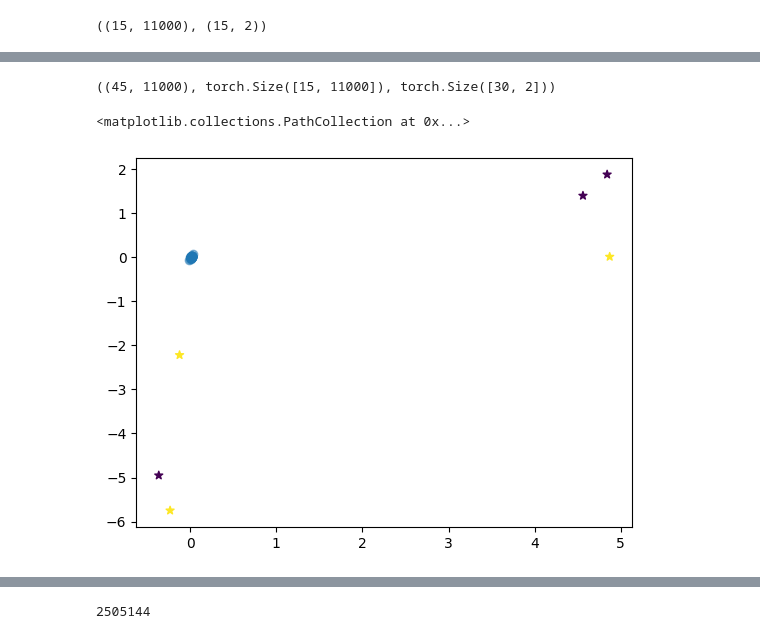
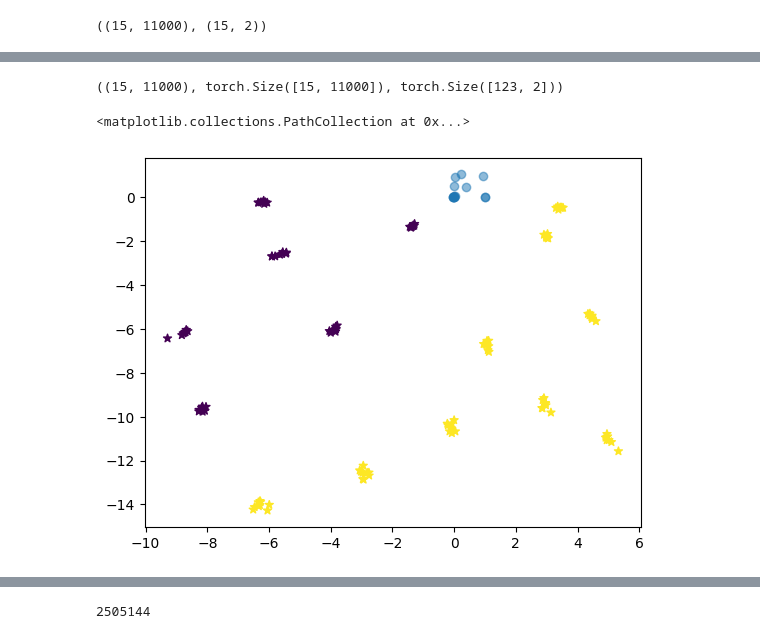
Before and after one commit to ericfonseca95/kmk, a Jupyter notebook: TAMTAM_AI_missing_data_test.ipynb, the cells around one changed output, grey strips where cells are left out. Saved outputs shown, nothing was run; the diff lists cells and outputs as text; code cells hidden in the pictures.

```diff
--- a/TAMTAM_AI_missing_data_test.ipynb
+++ b/TAMTAM_AI_missing_data_test.ipynb
@@ -293,13 +273,13 @@ config = {
     'is_VAE': True,
     'batch_size':512,
     'epochs':1001,
-    'verbose':1,
+    'verbose':10,
     'latent_dim': 2,
-    'lr_init':5e-3,
+    'lr_init':1e-3,
     'reg_factor':0,
     'n_layers':3,
     'hidden_dim':int(X.shape[1]/100),
-    'beta':0,
+    'beta':1,
     'device':'cuda', # makes it run on GPU
 }
 # %%
@@ -324,5 +304,5 @@ VAE(
   (dropout): Dropout(p=0.2, inplace=False)
 )
 # %%
-reg.fit(X_train, X_og_train)
+reg.fit(X, X_og)
 # %% [output]
@@ -371,16 +360,16 @@ X_prime_hat = reg.predict(X_prime.to('cuda'))
 X_prime_hat = X_prime_hat.detach().cpu().numpy()
 X_prime_hat.shape, X_prime.shape, Y.shape
 # %% [output]
-((45, 11000), torch.Size([15, 11000]), torch.Size([30, 2]))
+((15, 11000), torch.Size([15, 11000]), torch.Size([123, 2]))
 # %%
 # get the encoded latent space and plot
-X_encoded = reg.estimator.encode(X_test.to(reg.device))[0].detach().cpu().numpy()
-plt.scatter(X_encoded[:,0], X_encoded[:,1], c=Y_test[:,0], marker='*')
+X_encoded = reg.estimator.encode(X.to(reg.device))[0].detach().cpu().numpy()
+plt.scatter(X_encoded[:,0], X_encoded[:,1], c=Y[:,0], marker='*')
 # plot X_prime_hat as red dots
 plt.scatter(X_prime_hat[:,0], X_prime_hat[:,1], marker='o', alpha=0.5)
 # %% [output]
 <matplotlib.collections.PathCollection at 0x...>
-[figure, old version]
+[figure, new version]
 # %%
 import plotly.express as px
 # cmap is red to blue
```
Also changed, not shown: parts of 19 cells of this notebook, 2 other files.
